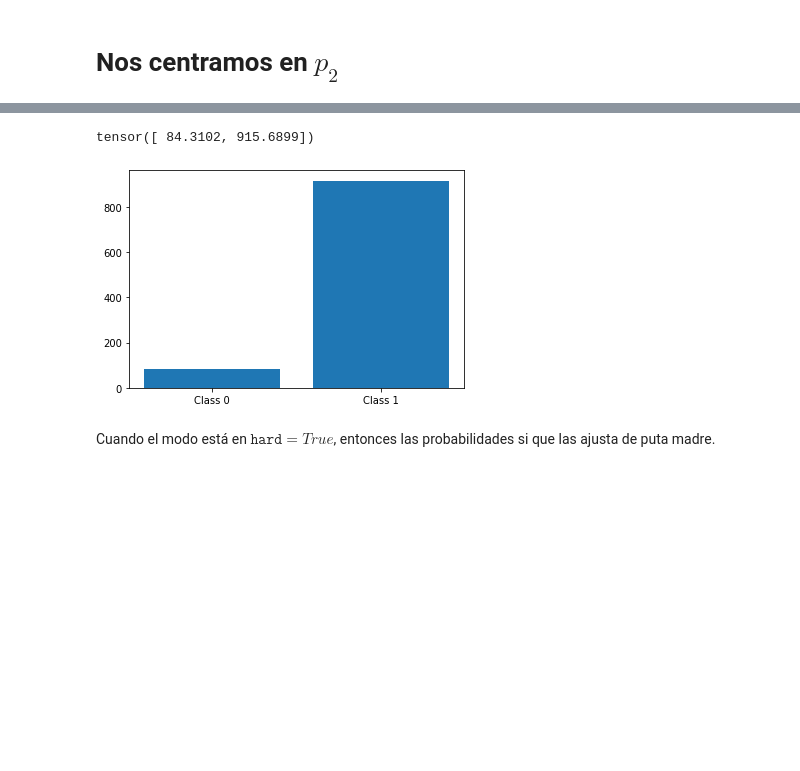
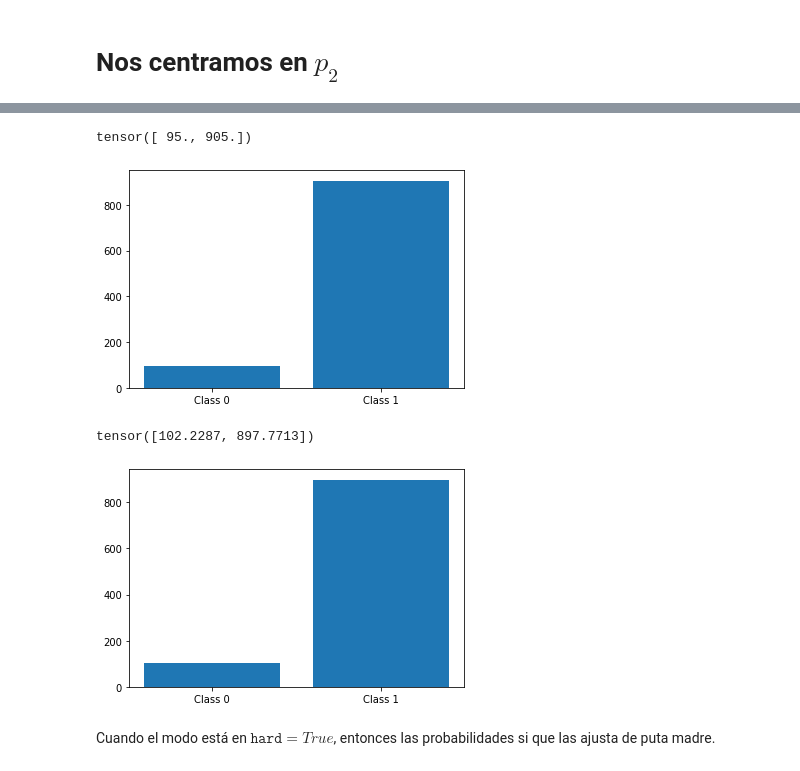
Before and after one commit to joanboterspitarch/PyTorch, a Jupyter notebook: 00_Gumbel_Softmax.ipynb, the cells around one changed output, grey strips where cells are left out. Drawn from its saved outputs; the diff is of its cells as text; code cells hidden in the pictures; blank space fills up the shorter version.

```diff
--- a/00_Gumbel_Softmax.ipynb
+++ b/00_Gumbel_Softmax.ipynb
@@ -69,4 +74,17 @@ tensor([499.9456, 500.0544])
 [figure]
+# %%
+N = 10**3
+
+v = F.gumbel_softmax(logits=p2.log(), tau=10**4, hard=True)
+
+for i in range(1, N):
+    v += F.gumbel_softmax(logits=p2.log(), tau=10**4, hard=True)
+
+plt.bar(['Class 0', 'Class 1'], v)
+print(v)
+# %% [output]
+tensor([ 95., 905.])
+[figure, added]
 # %%
 N = 10**3
 
@@ -78,8 +96,8 @@ for i in range(1, N):
 plt.bar(['Class 0', 'Class 1'], v)
 print(v)
 # %% [output]
-tensor([ 84.3102, 915.6899])
+tensor([102.2287, 897.7713])
-[figure, old version]
+[figure, new version]
 # %% [markdown]
 Cuando el modo está en $\texttt{hard}=True$, entonces las probabilidades si que las ajusta de puta madre.
 # %% [markdown]
```
Also changed, not shown: parts of 23 cells of this notebook, 2 other files.
